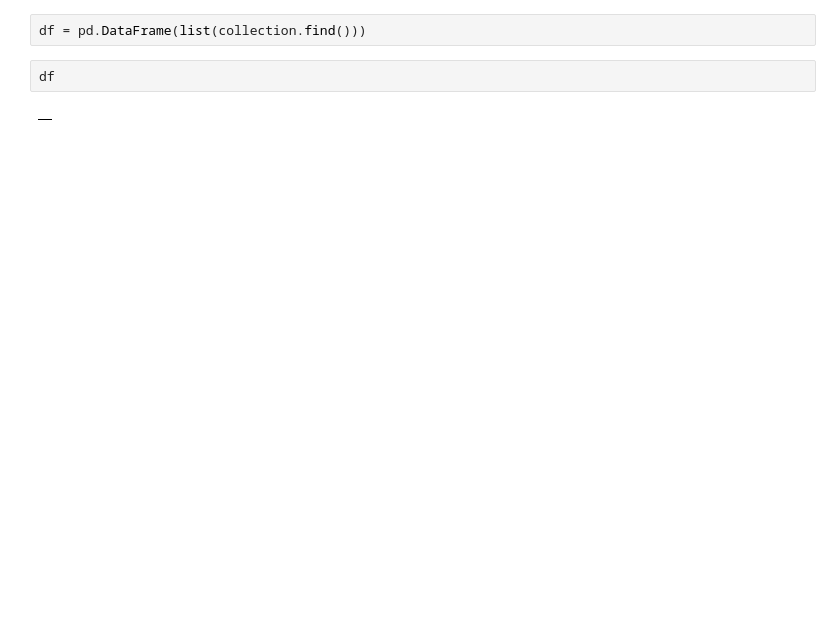
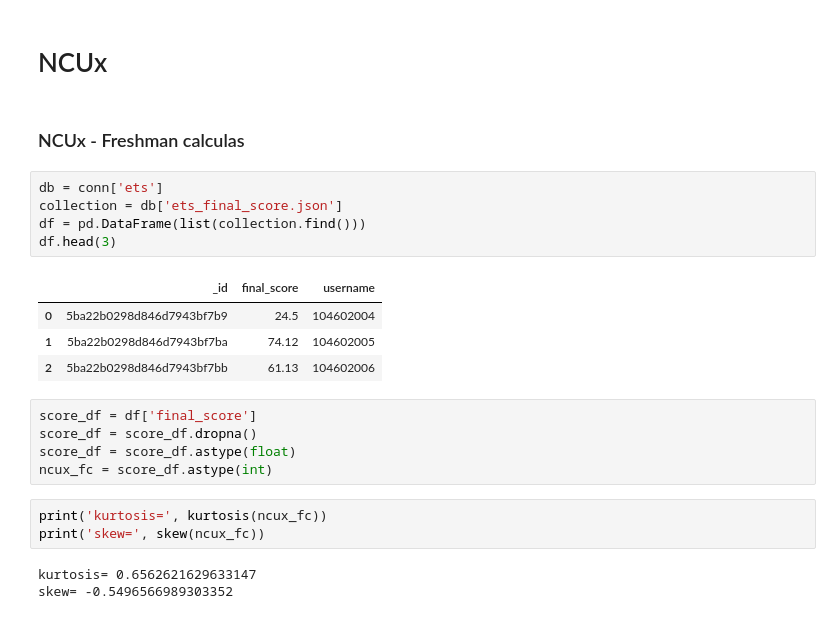
Before and after one commit to owen198/ds_comparision, a Jupyter notebook: datasets.ipynb, the cells around one changed output. Saved outputs shown, nothing was run; the diff lists cells and outputs as text; blank space fills up the shorter version.

```diff
--- a/datasets.ipynb
+++ b/datasets.ipynb
@@ -11,6 +29,25 @@ collection.find({})
+# %% [markdown]
+# NCUx
+# %% [markdown]
+### NCUx - Freshman calculas
 # %%
+db = conn['ets']
+collection = db['ets_final_score.json']
 df = pd.DataFrame(list(collection.find()))
+df.head(3)
+# %% [output]
+|  | _id | final_score | username |
+| 0 | 5ba22b0298d846d7943bf7b9 | 24.5 | 104602004 |
+| 1 | 5ba22b0298d846d7943bf7ba | 74.12 | 104602005 |
+| 2 | 5ba22b0298d846d7943bf7bb | 61.13 | 104602006 |
-# %%
-df
-# %% [output]
-|  |
+# %%
+score_df = df['final_score']
+score_df = score_df.dropna()
+score_df = score_df.astype(float)
+ncux_fc = score_df.astype(int)
+# %%
+print('kurtosis=', kurtosis(ncux_fc))
+print('skew=', skew(ncux_fc))
+# %% [output]
+kurtosis= 0.6562621629633147
+skew= -0.5496566989303352
```
Also changed, not shown: parts of 28 cells of this notebook, 1 other file.
